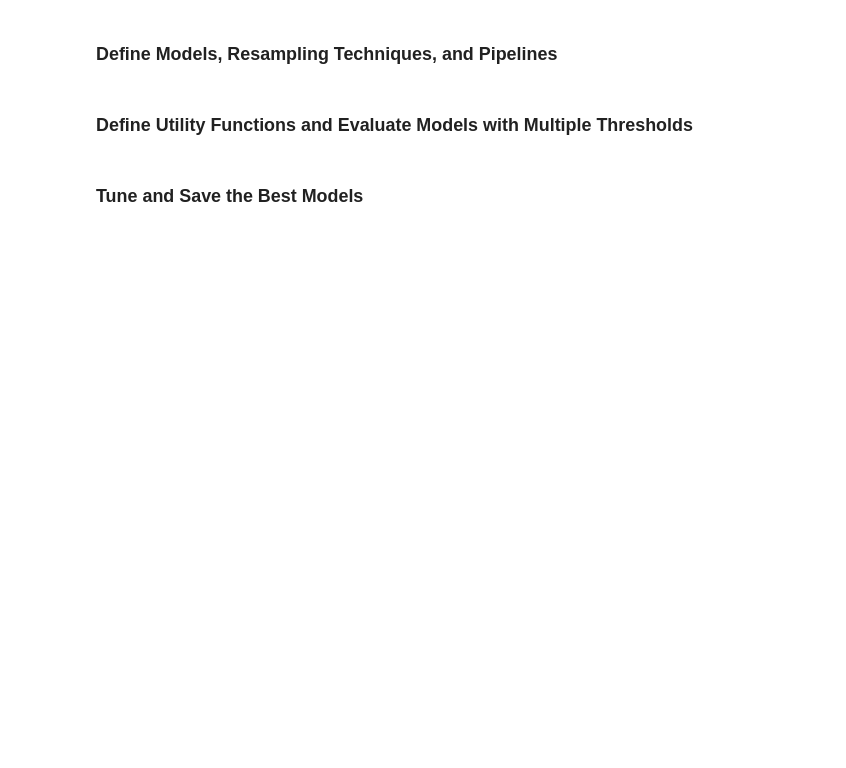
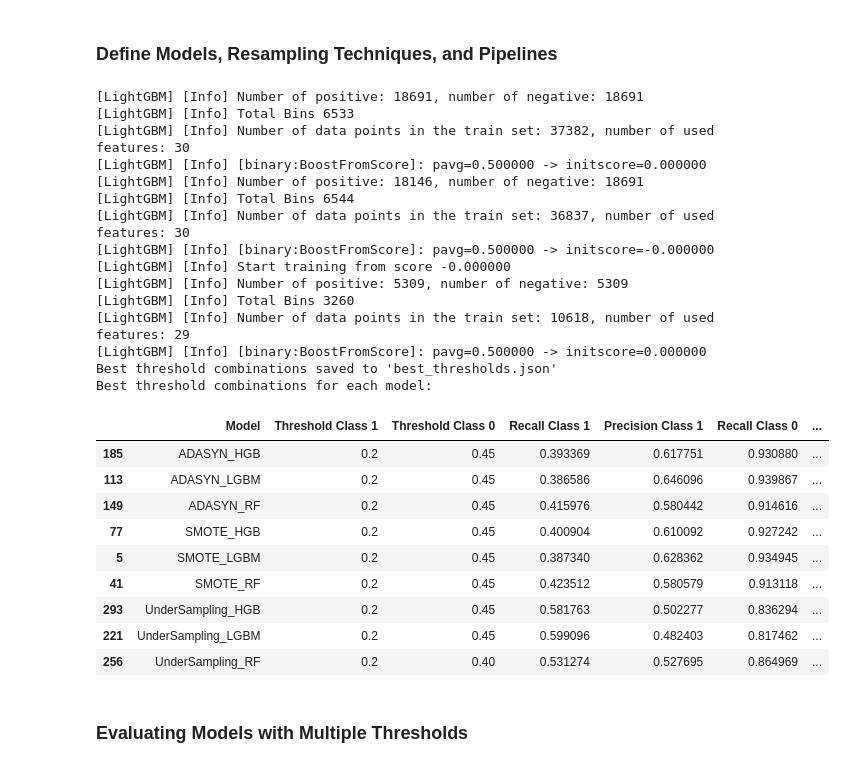
Before and after one commit to micah-shull/Machine_Learning_Pipelines, a Jupyter notebook: pipelines_16_ensemble_03_resampling.ipynb, the cells around one changed output. Drawn from its saved outputs; the diff is of its cells as text; code cells hidden in the pictures; blank space fills up the shorter version.

```diff
--- a/pipelines_16_ensemble_03_resampling.ipynb
+++ b/pipelines_16_ensemble_03_resampling.ipynb
@@ -57,0 +68,7 @@ preprocessor = ColumnTransformer(
+# %%
+# Load the best models information from the JSON file
+with open('best_models.json', 'r') as json_file:
+    best_models = json.load(json_file)
+
+# Print out the contents of the JSON file
+print(json.dumps(best_models, indent=4))
@@ -58,12 +93,26 @@ preprocessor = ColumnTransformer(
 # %% [markdown]
 ### Define Models, Resampling Techniques, and Pipelines
 # %%
+import pandas as pd
+import numpy as np
+from sklearn.linear_model import LogisticRegression
+from sklearn.ensemble import RandomForestClassifier, HistGradientBoostingClassifier
+from lightgbm import LGBMClassifier
+from imblearn.pipeline import Pipeline as ImbPipeline
+from imblearn.over_sampling import SMOTE, ADASYN
+from imblearn.under_sampling import RandomUnderSampler
+from sklearn.compose import ColumnTransformer
+from sklearn.impute import SimpleImputer
+from sklearn.preprocessing import StandardScaler, OneHotEncoder
+from sklearn.model_selection import train_test_split
+from sklearn.metrics import recall_score, precision_score
+
+# Assuming preprocessor and data loading functions are defined elsewhere
 
 # Define candidate models
 candidate_models = {
-    'LogReg': LogisticRegression(random_state=42, class_weight='balanced', max_iter=1000),
+    'LGBM': LGBMClassifier(random_state=42, class_weight='balanced', force_row_wise=True),
     'RF': RandomForestClassifier(random_state=42, class_weight='balanced'),
-    'LGBM': LGBMClassifier(random_state=42, class_weight='balanced', force_row_wise=True),
     'HGB': HistGradientBoostingClassifier(random_state=42, class_weight='balanced')
 }
 
@@ -89,37 +138,83 @@ def predict_with_class_specific_thresholds(model, X, threshold_class_1, threshol
     y_pred = np.zeros(y_proba.shape[0])
 
     # Apply thresholds to obtain predictions
     y_pred[y_proba[:, 1] >= threshold_class_1] = 1  # Predict class 1 for probabilities above threshold_class_1
     y_pred[y_proba[:, 0] >= threshold_class_0] = 0  # Predict class 0 for probabilities above threshold_class_0
 
     return y_pred
 
 # Function to evaluate models with multiple thresholds
 def evaluate_models_with_multiple_thresholds(pipelines, X_train, y_train, X_test, y_test, thresholds_class_1, thresholds_class_0):
     results = []
     for name, pipeline in pipelines.items():
         pipeline.fit(X_train, y_train)
         for threshold_class_1 in thresholds_class_1:
             for threshold_class_0 in thresholds_class_0:
                 y_pred = predict_with_class_specific_thresholds(pipeline, X_test, threshold_class_1, threshold_class_0)
                 recall_1 = recall_score(y_test, y_pred, pos_label=1)
                 precision_1 = precision_score(y_test, y_pred, pos_label=1, zero_division=0)
                 recall_0 = recall_score(y_test, y_pred, pos_label=0)
                 precision_0 = precision_score(y_test, y_pred, pos_label=0, zero_division=0)
                 results.append({
                     'Model': name,
                     'Threshold Class 1': threshold_class_1,
                     'Threshold Class 0': threshold_class_0,
                     'Recall Class 1': recall_1,
                     'Precision Class 1': precision_1,
                     'Recall Class 0': recall_0,
                     'Precision Class 0': precision_0
                 })
     return pd.DataFrame(results)
+
+# Set thresholds for evaluation
+thresholds_class_1 = np.arange(0.2, 0.5, 0.05)
+thresholds_class_0 = np.arange(0.2, 0.5, 0.05)
+
+# Assuming data is loaded and split into X_train, X_test, y_train, y_test
+# Evaluate candidate models with multiple thresholds
+evaluation_results_multiple_thresholds = evaluate_models_with_multiple_thresholds(pipelines, X_train, y_train, X_test, y_test, thresholds_class_1, thresholds_class_0)
+
+# Find the best threshold combination for each model based on F1 Macro score
+evaluation_results_multiple_thresholds['F1 Macro'] = 2 * (evaluation_results_multiple_thresholds['Precision Class 1'] * evaluation_results_multiple_thresholds['Recall Class 1']) / (evaluation_results_multiple_thresholds['Precision Class 1'] + evaluation_results_multiple_thresholds['Recall Class 1'])
+best_thresholds = evaluation_results_multiple_thresholds.loc[evaluation_results_multiple_thresholds.groupby('Model')['F1 Macro'].idxmax()]
+
+# Save the best threshold combinations to a JSON file
+best_thresholds_dict = best_thresholds.to_dict(orient='records')
+
+with open('best_thresholds.json', 'w') as json_file:
+    json.dump(best_thresholds_dict, json_file, indent=4)
+
+print("Best threshold combinations saved to 'best_thresholds.json'")
+print("Best threshold combinations for each model:")
+best_thresholds
+# %% [output]
+[LightGBM] [Info] Number of positive: 18691, number of negative: 18691
+[LightGBM] [Info] Total Bins 6533
+[LightGBM] [Info] Number of data points in the train set: 37382, number of used features: 30
+[LightGBM] [Info] [binary:BoostFromScore]: pavg=0.500000 -> initscore=0.000000
+[LightGBM] [Info] Number of positive: 18146, number of negative: 18691
+[LightGBM] [Info] Total Bins 6544
+[LightGBM] [Info] Number of data points in the train set: 36837, number of used features: 30
+[LightGBM] [Info] [binary:BoostFromScore]: pavg=0.500000 -> initscore=-0.000000
+[LightGBM] [Info] Start training from score -0.000000
+[LightGBM] [Info] Number of positive: 5309, number of negative: 5309
+[LightGBM] [Info] Total Bins 3260
+[LightGBM] [Info] Number of data points in the train set: 10618, number of used features: 29
+[LightGBM] [Info] [binary:BoostFromScore]: pavg=0.500000 -> initscore=0.000000
+Best threshold combinations saved to 'best_thresholds.json'
+Best threshold combinations for each model:
+|  | Model | Threshold Class 1 | Threshold Class 0 | Recall Class 1 | Precision Class 1 | Recall Class 0 | ... |
+| 185 | ADASYN_HGB | 0.2 | 0.45 | 0.393369 | 0.617751 | 0.930880 | ... |
+| 113 | ADASYN_LGBM | 0.2 | 0.45 | 0.386586 | 0.646096 | 0.939867 | ... |
+| 149 | ADASYN_RF | 0.2 | 0.45 | 0.415976 | 0.580442 | 0.914616 | ... |
+| 77 | SMOTE_HGB | 0.2 | 0.45 | 0.400904 | 0.610092 | 0.927242 | ... |
+| 5 | SMOTE_LGBM | 0.2 | 0.45 | 0.387340 | 0.628362 | 0.934945 | ... |
+| 41 | SMOTE_RF | 0.2 | 0.45 | 0.423512 | 0.580579 | 0.913118 | ... |
+| 293 | UnderSampling_HGB | 0.2 | 0.45 | 0.581763 | 0.502277 | 0.836294 | ... |
+| 221 | UnderSampling_LGBM | 0.2 | 0.45 | 0.599096 | 0.482403 | 0.817462 | ... |
+| 256 | UnderSampling_RF | 0.2 | 0.40 | 0.531274 | 0.527695 | 0.864969 | ... |
 # %% [markdown]
-### Define Utility Functions and Evaluate Models with Multiple Thresholds
+### Evaluating Models with Multiple Thresholds
-# %% [markdown]
-### Tune and Save the Best Models
 # %%
 # Define the range of thresholds to test
 thresholds_class_1 = np.arange(0.2, 0.5, 0.05)
```
Also changed, not shown: parts of 29 cells of this notebook.
